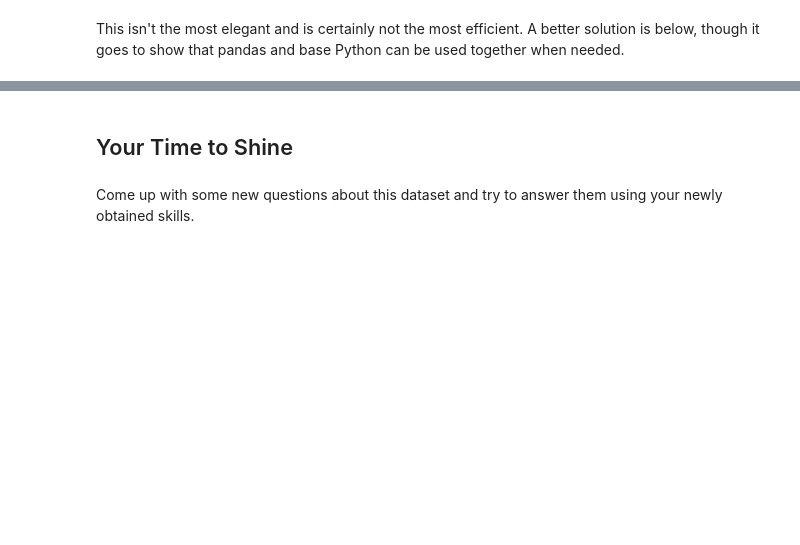
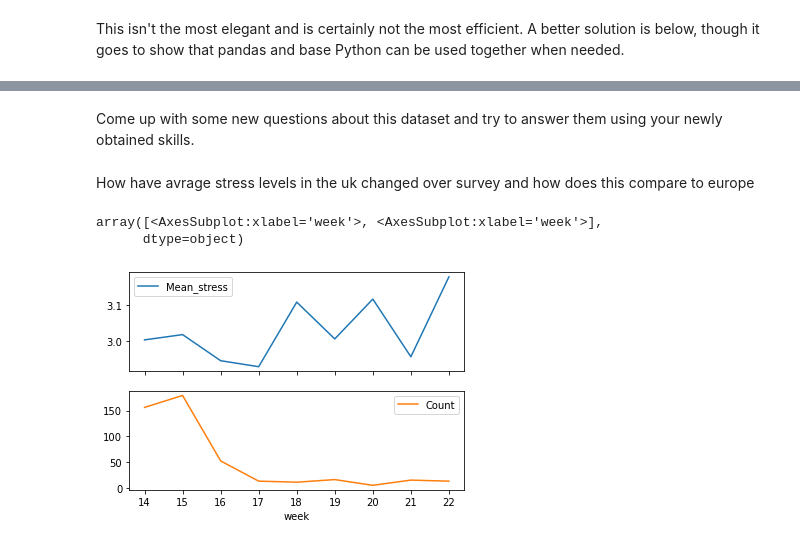
Before and after one commit to JoeBlackSci/python-for-data-science-wdss, a Jupyter notebook: session1/session-one-project-questions.ipynb, the cells around one changed output, grey strips where cells are left out. Saved outputs shown, nothing was run; the diff lists cells and outputs as text; code cells hidden in the pictures; blank space fills up the shorter version.

```diff
--- a/session1/session-one-project-questions.ipynb
+++ b/session1/session-one-project-questions.ipynb
@@ -88,3 +176,5 @@ covid_stress = # ...
+# %%
+covid_stress = raw_df.loc[:, columns]
 # %% [markdown]
 The original dataset is fairly large so we may want to remove it from memory now that we no longer need it.
 # %%
@@ -103,7 +235,7 @@ Given that we have 65535 records in total we can drop all the records with at le
 # %% [markdown]
 To do this, we use the `dropna` method of the dataframe. Search for "pandas drop missing values" on the web to find the documentation for this. Save the cleaned dataset as `covid_stress_clean`
 # %%
-covid_stress_clean = # ...
+covid_stress_clean = covid_stress.dropna()
 # %% [markdown]
 > **Bonus**
 >
@@ -124,9 +269,10 @@ covid_df = covid_stress_clean.copy()
 The levels of stress were measured in 10 different categories on a scale from 1=never, 5=very often. We want analyse only aggregated information about the stress level, i.e. the mean of those 10 values. For this, we create a new column `Avg_stress`
 # %%
 # Create new column by averaging all stress columns
-
+covid_df['Avg_stress'] = covid_df[stress_columns].mean(axis=1)
 
 # Drop the now redundant stress columns
+covid_df.drop(stress_columns, axis=1, inplace=True)
 # %% [markdown]
 The column names `OECD_insititutions_1`, `OECD_insititutions_4` are not the most friendly. Let's rename them to something more intuitive.
 # %%
@@ -232,2 +544,5 @@ euro_df = # ...
+# %%
+uk_df = covid_df[covid_df['Country'] == 'United Kingdom']
+euro_df = covid_df[covid_df['Country'].isin(europe_map)]
 # %% [markdown]
 Is the average stress level in the UK above or below average of the rest of Europe? By how much?
@@ -258,4 +626,13 @@ uk_df.groupby(uk_df.RecordedDate.dt.isocalendar().week).mean()['Trust_gov']
-# %% [markdown]
-## Your Time to Shine
 # %% [markdown]
 Come up with some new questions about this dataset and try to answer them using your newly obtained skills.
+# %% [markdown]
+How have avrage stress levels in the uk changed over survey and how does this compare to europe
+# %%
+uk_df.groupby(uk_df.RecordedDate.dt.isocalendar().week).agg(
+    Mean_stress = ('Avg_stress', 'mean'),
+    Count = ('Avg_stress', 'count')
+).plot(subplots=True)
+# %% [output]
+array([<AxesSubplot:xlabel='week'>, <AxesSubplot:xlabel='week'>],
+      dtype=object)
+[figure, added]
```
Also changed, not shown: parts of 45 cells of this notebook, 5 other files.
